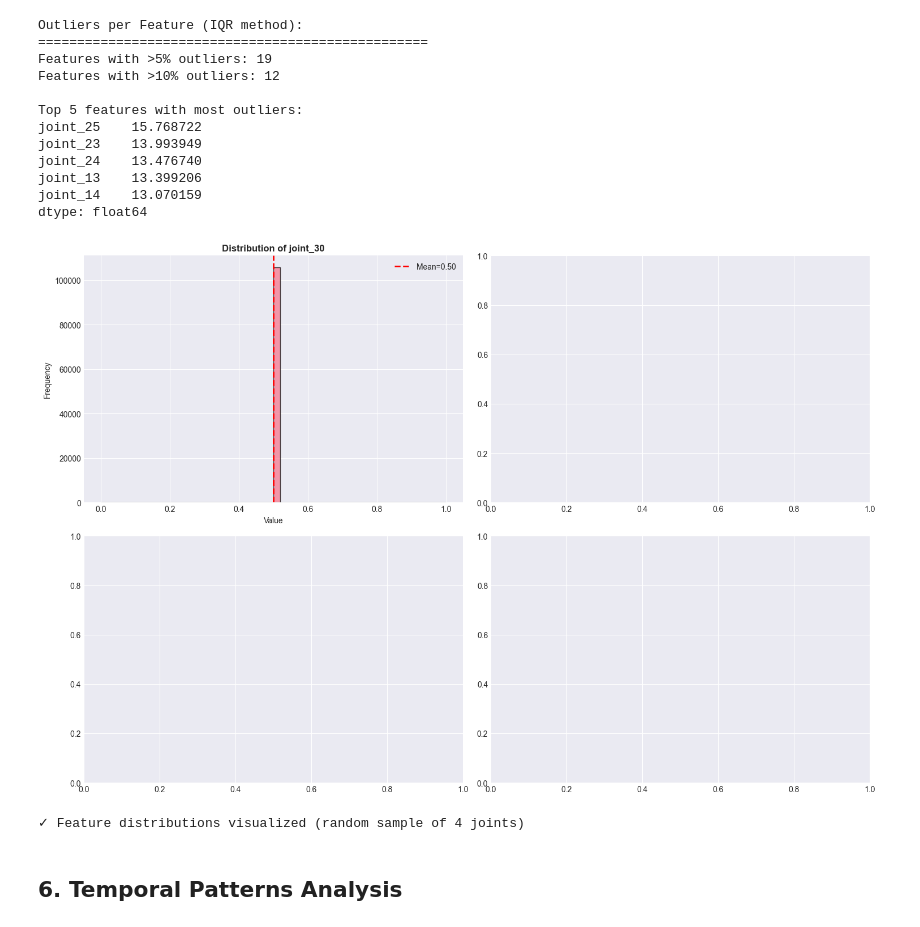
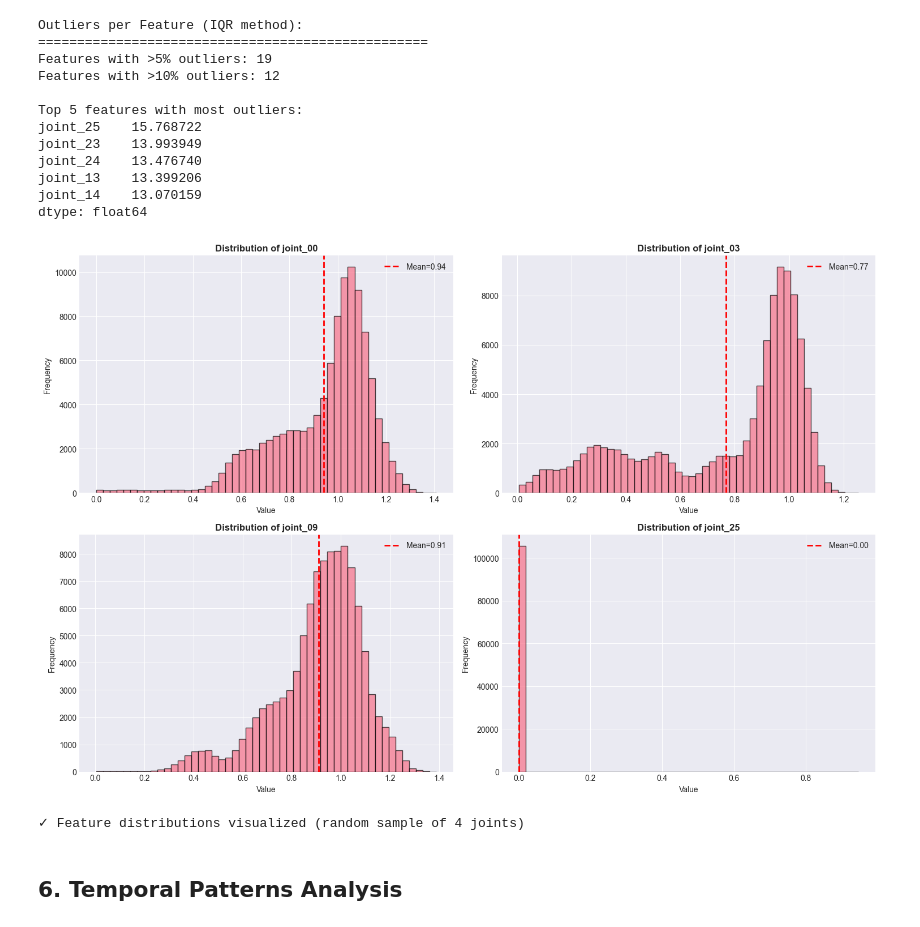
Before and after one commit to Pecneb/AN2DL_PiratePain, a Jupyter notebook: notebooks/feature_analysis.ipynb, the cells around one changed output. Saved outputs shown, nothing was run; the diff lists cells and outputs as text; code cells hidden in the pictures.

```diff
--- a/notebooks/feature_analysis.ipynb
+++ b/notebooks/feature_analysis.ipynb
@@ -288,29 +286,29 @@ dtype: float64
 # %%
 # Visualize feature distributions
 fig, axes = plt.subplots(2, 2, figsize=(15, 10))
 
 # Plot 4 random joint features
-# sample_joints = np.random.choice(joint_cols, 4, replace=False)
-sample_joints = ["joint_30"]
+sample_joints = np.random.choice(joint_cols, 4, replace=False)
+# sample_joints = ["joint_30"]
 
 for idx, col in enumerate(sample_joints):
     ax = axes[idx // 2, idx % 2]
     train_df[col].hist(bins=50, ax=ax, alpha=0.7, edgecolor='black')
     ax.set_title(f'Distribution of {col}', fontsize=12, fontweight='bold')
     ax.set_xlabel('Value')
     ax.set_ylabel('Frequency')
 
     # Add mean line
     mean_val = train_df[col].mean()
     ax.axvline(mean_val, color='red', linestyle='--', linewidth=2, label=f'Mean={mean_val:.2f}')
     ax.legend()
 
 plt.tight_layout()
 plt.show()
 
 print("✓ Feature distributions visualized (random sample of 4 joints)")
 # %% [output]
-[figure, old version]
+[figure, new version]
 ✓ Feature distributions visualized (random sample of 4 joints)
 # %% [markdown]
 ## 6. Temporal Patterns Analysis
```
Also changed, not shown: parts of 3 cells of this notebook, 1 other file.
